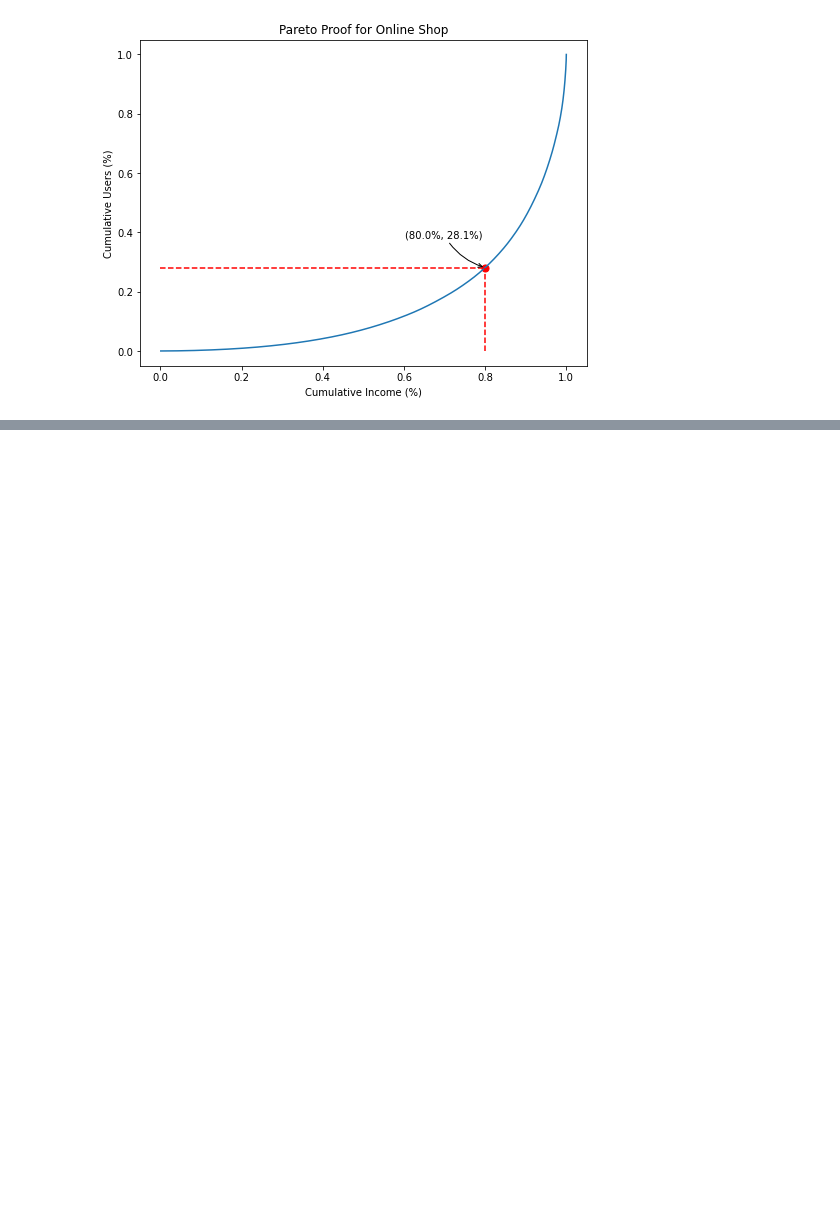
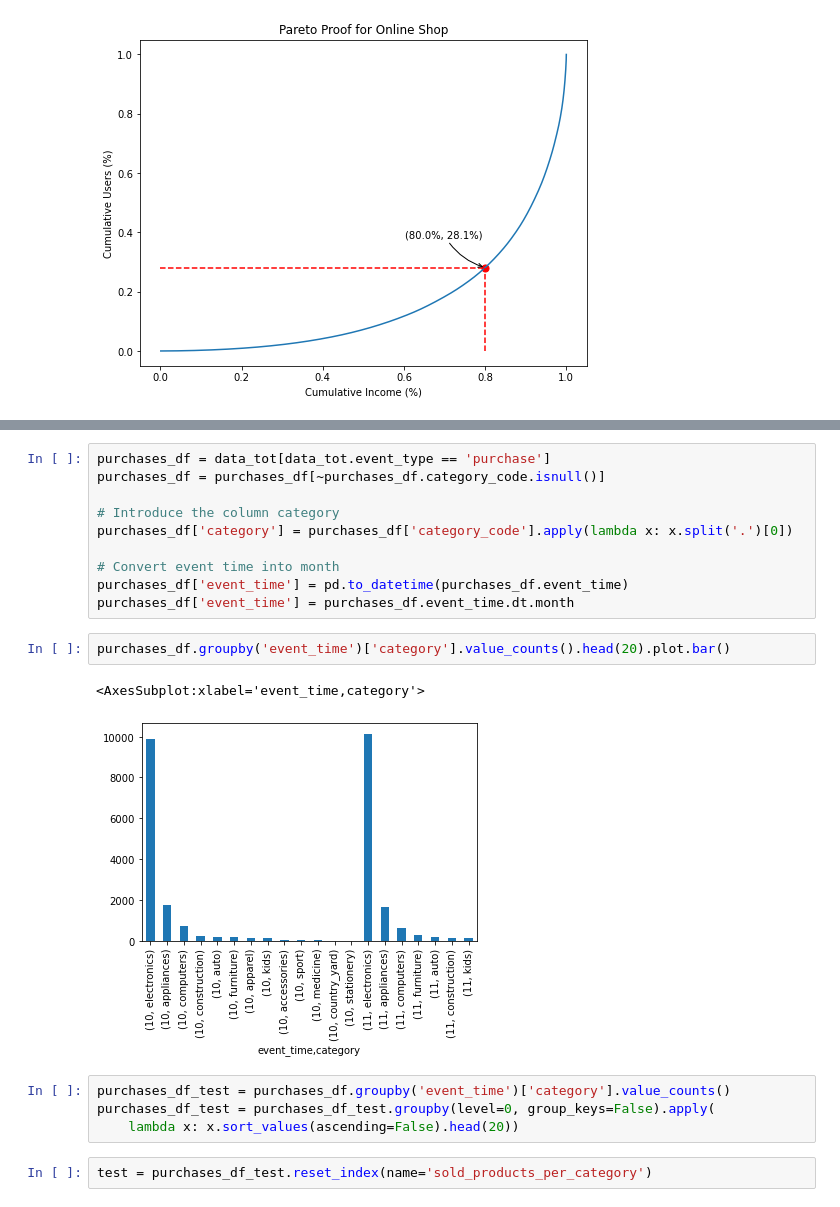
Before and after one commit to ADM-Homework-2/Homework_2, a Jupyter notebook: Main.ipynb, the cells around one changed output, grey strips where cells are left out. Saved outputs shown, nothing was run; the diff lists cells and outputs as text; blank space fills up the shorter version.

```diff
--- a/Main.ipynb
+++ b/Main.ipynb
@@ -395,0 +820,21 @@ Running data_set: data/2019-Nov.csv
+# %%
+purchases_df = data_tot[data_tot.event_type == 'purchase']
+purchases_df = purchases_df[~purchases_df.category_code.isnull()]
+
+# Introduce the column category
+purchases_df['category'] = purchases_df['category_code'].apply(lambda x: x.split('.')[0])
+
+# Convert event time into month
+purchases_df['event_time'] = pd.to_datetime(purchases_df.event_time)
+purchases_df['event_time'] = purchases_df.event_time.dt.month
+# %%
+purchases_df.groupby('event_time')['category'].value_counts().head(20).plot.bar()
+# %% [output]
+<AxesSubplot:xlabel='event_time,category'>
+[figure, added]
+# %%
+purchases_df_test = purchases_df.groupby('event_time')['category'].value_counts()
+purchases_df_test = purchases_df_test.groupby(level=0, group_keys=False).apply(
+    lambda x: x.sort_values(ascending=False).head(20))
+# %%
+test = purchases_df_test.reset_index(name='sold_products_per_category')
```
Also changed, not shown: parts of 38 cells of this notebook, 8 other files.
